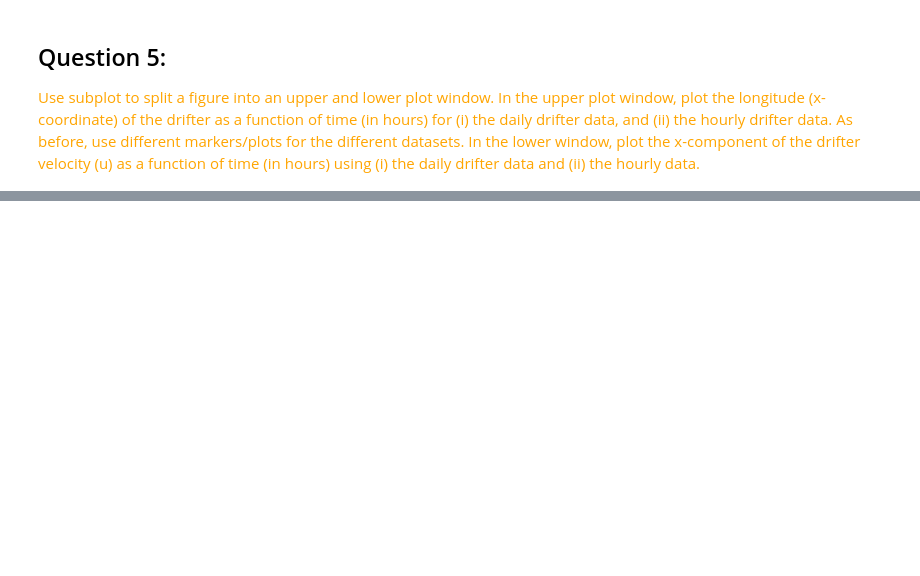
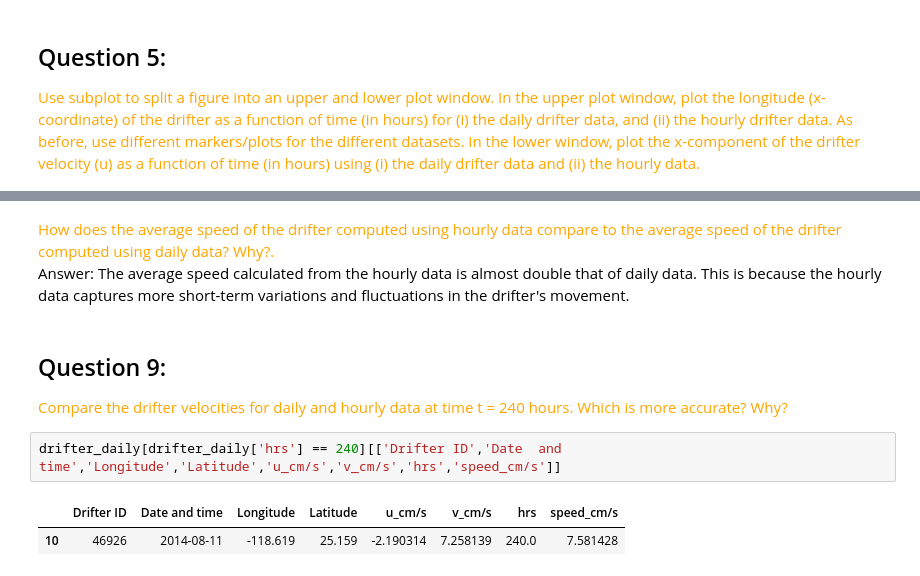
Before and after one commit to HOUPU1993/Homework-for-GEOG-210A-F25, a Jupyter notebook: Homework 1/HM1.ipynb, the cells around one changed output, grey strips where cells are left out. Saved outputs shown, nothing was run; the diff lists cells and outputs as text; blank space fills up the shorter version.

```diff
--- a/Homework 1/HM1.ipynb
+++ b/Homework 1/HM1.ipynb
@@ -186,0 +287,16 @@ Use subplot to split a figure into an upper and lower plot window. In the upper
+# %% [markdown]
+<font color="orange">
+How does the average speed of the drifter computed using hourly data compare to the average speed of the drifter computed using daily data? Why?.
+</font>
+
+Answer: The average speed calculated from the hourly data is almost double that of daily data. This is because the hourly data captures more short-term variations and fluctuations in the drifter's movement.
+# %% [markdown]
+## Question 9:
+<font color="orange">
+Compare the drifter velocities for daily and hourly data at time t = 240 hours. Which is more accurate? Why?
+</font>
+# %%
+drifter_daily[drifter_daily['hrs'] == 240][['Drifter ID','Date  and time','Longitude','Latitude','u_cm/s','v_cm/s','hrs','speed_cm/s']]
+# %% [output]
+|  | Drifter ID | Date and time | Longitude | Latitude | u_cm/s | v_cm/s | hrs | speed_cm/s |
+| 10 | 46926 | 2014-08-11 | -118.619 | 25.159 | -2.190314 | 7.258139 | 240.0 | 7.581428 |
```
Also changed, not shown: parts of 14 cells of this notebook.
